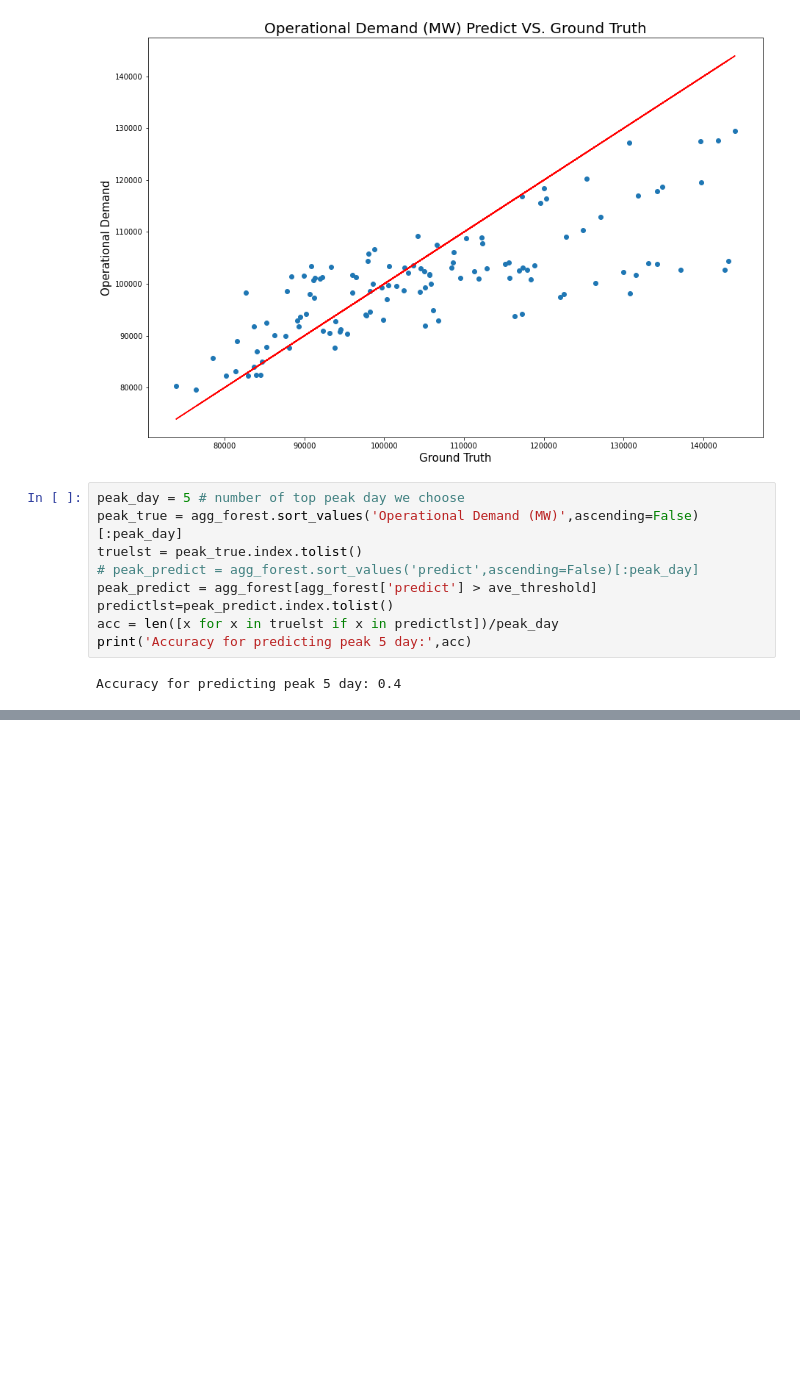
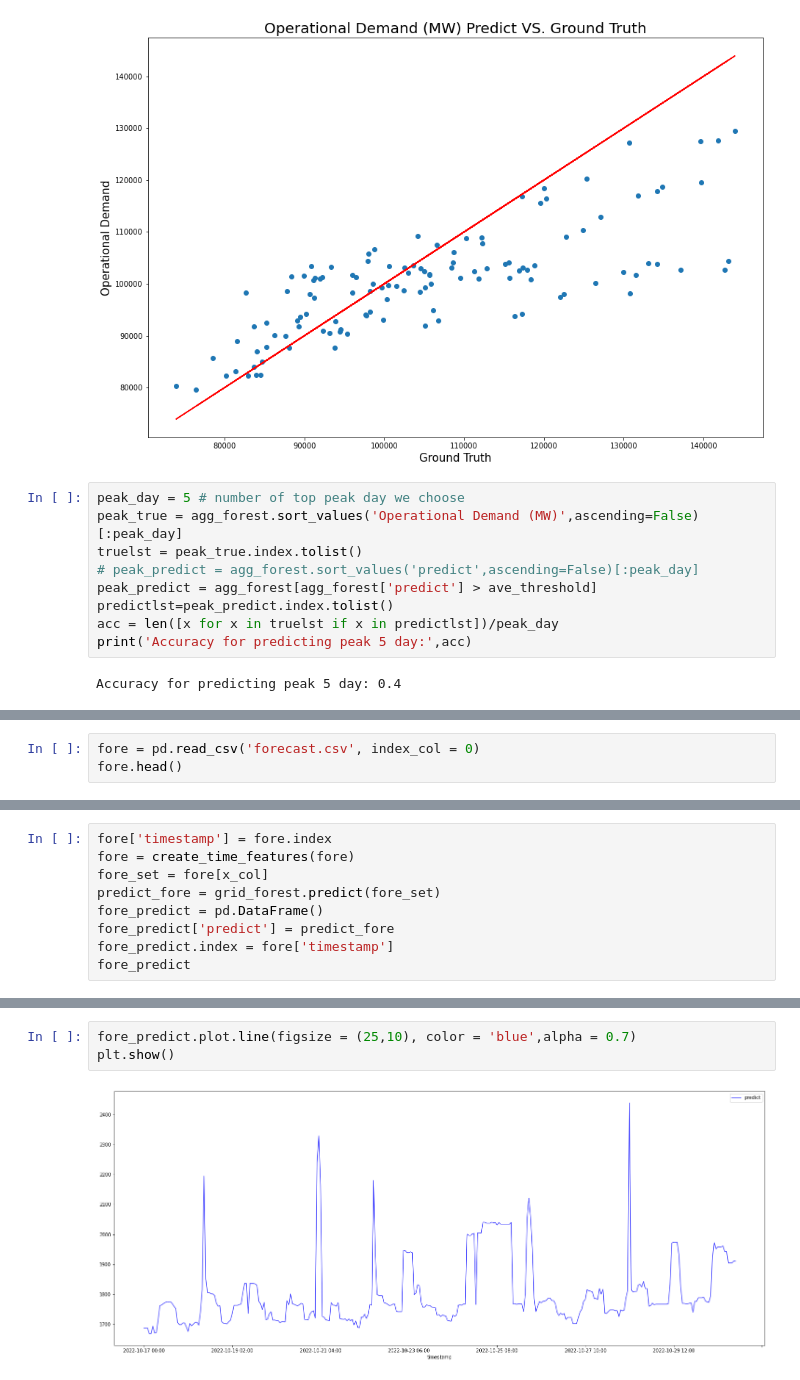
Before and after one commit to zheyzhang/Capstone-Individual, a Jupyter notebook: Data Modeling/WU/WU_model.ipynb, the cells around one changed output, grey strips where cells are left out. Saved outputs shown, nothing was run; the diff lists cells and outputs as text; blank space fills up the shorter version.

Commit message:
Forecast for the fetch data

```diff
--- a/Data Modeling/WU/WU_model.ipynb
+++ b/Data Modeling/WU/WU_model.ipynb
@@ -494,0 +506,3 @@ Accuracy for predicting peak 5 day: 0.4
+# %%
+fore = pd.read_csv('forecast.csv', index_col = 0)
+fore.head()
@@ -494,0 +534,9 @@ Accuracy for predicting peak 5 day: 0.4
+# %%
+fore['timestamp'] = fore.index
+fore = create_time_features(fore)
+fore_set = fore[x_col]
+predict_fore = grid_forest.predict(fore_set)
+fore_predict = pd.DataFrame()
+fore_predict['predict'] = predict_fore
+fore_predict.index = fore['timestamp']
+fore_predict
@@ -494,0 +558,5 @@ Accuracy for predicting peak 5 day: 0.4
+# %%
+fore_predict.plot.line(figsize = (25,10), color = 'blue',alpha = 0.7)
+plt.show()
+# %% [output]
+[figure, added]
```
Also changed, not shown: parts of 15 cells of this notebook.
